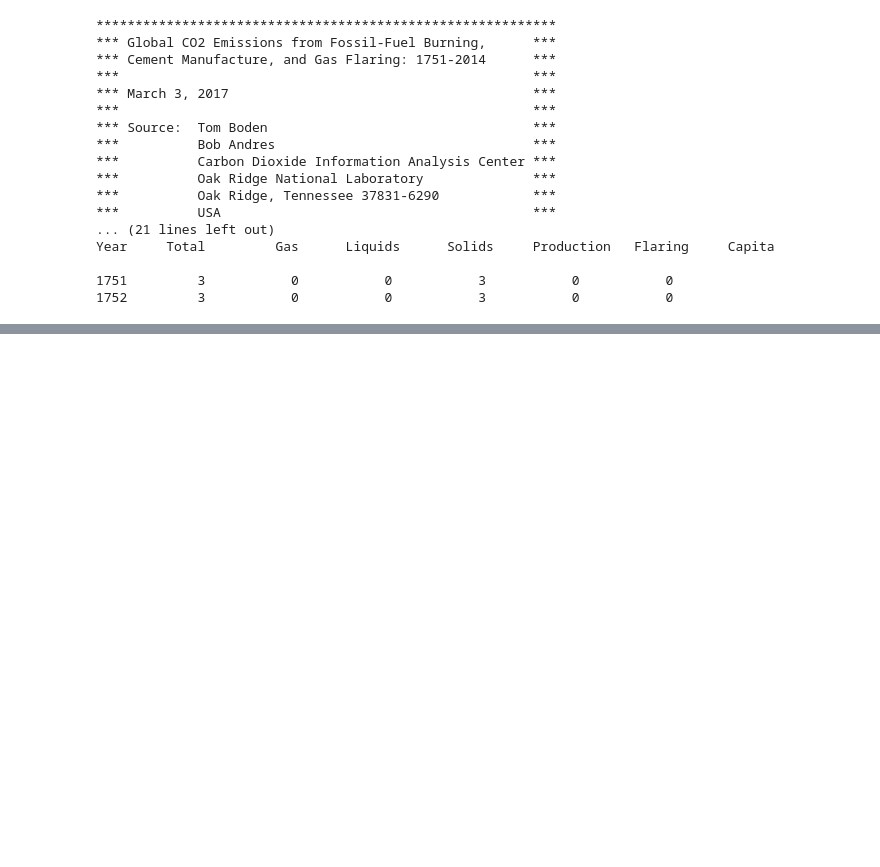
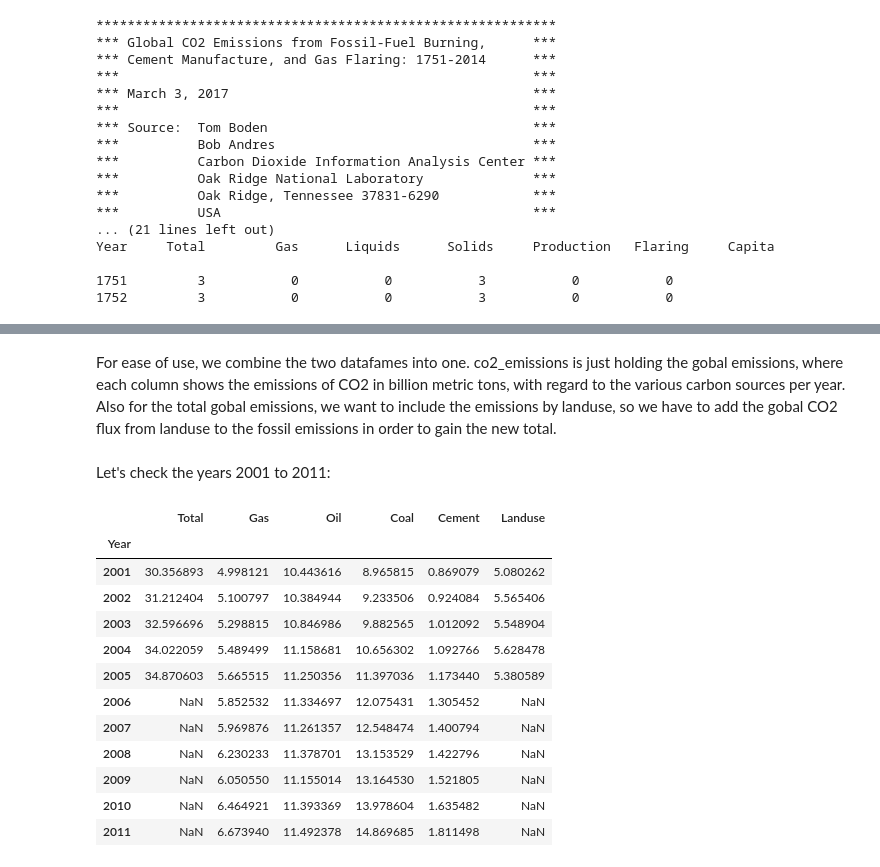
Before and after one commit to DocEpsilon/CO2-emissions-by-sources, a Jupyter notebook: Global CO2-Emissions incl Landuse.ipynb, the cells around one changed output, grey strips where cells are left out. Cells and saved outputs as stored; diff of their text form; code cells hidden in the pictures; blank space fills up the shorter version.

```diff
--- a/Global CO2-Emissions incl Landuse.ipynb
+++ b/Global CO2-Emissions incl Landuse.ipynb
@@ -64,3 +145,5 @@ co2_fossil_emissions.rename(columns=coldict,inplace=True)
+# %% [markdown]
+For ease of use, we combine the two datafames into one. co2_emissions is just holding the gobal emissions, where each column shows the emissions of CO2 in billion metric tons, with regard to the various carbon sources per year. Also for the total gobal emissions, we want to include the emissions by landuse, so we have to add the gobal CO2 flux from landuse to the fossil emissions in order to gain the new total.
 # %%
 # joint dataframe for fossil and landuse data
 co2_emissions = co2_fossil_emissions
@@ -73,0 +152,18 @@ fig1 = co2_emissions.plot(labels=dict(index="Year",
+# %% [markdown]
+Let's check the years 2001 to 2011:
+# %%
+co2_emissions.loc[2001:2011]
+# %% [output]
+|  | Total | Gas | Oil | Coal | Cement | Landuse |
+| Year |  |  |  |  |  |  |
+| 2001 | 30.356893 | 4.998121 | 10.443616 | 8.965815 | 0.869079 | 5.080262 |
+| 2002 | 31.212404 | 5.100797 | 10.384944 | 9.233506 | 0.924084 | 5.565406 |
+| 2003 | 32.596696 | 5.298815 | 10.846986 | 9.882565 | 1.012092 | 5.548904 |
+| 2004 | 34.022059 | 5.489499 | 11.158681 | 10.656302 | 1.092766 | 5.628478 |
+| 2005 | 34.870603 | 5.665515 | 11.250356 | 11.397036 | 1.173440 | 5.380589 |
+| 2006 | NaN | 5.852532 | 11.334697 | 12.075431 | 1.305452 | NaN |
+| 2007 | NaN | 5.969876 | 11.261357 | 12.548474 | 1.400794 | NaN |
+| 2008 | NaN | 6.230233 | 11.378701 | 13.153529 | 1.422796 | NaN |
+| 2009 | NaN | 6.050550 | 11.155014 | 13.164530 | 1.521805 | NaN |
+| 2010 | NaN | 6.464921 | 11.393369 | 13.978604 | 1.635482 | NaN |
+| 2011 | NaN | 6.673940 | 11.492378 | 14.869685 | 1.811498 | NaN |
```
Also changed, not shown: parts of 40 cells of this notebook.
